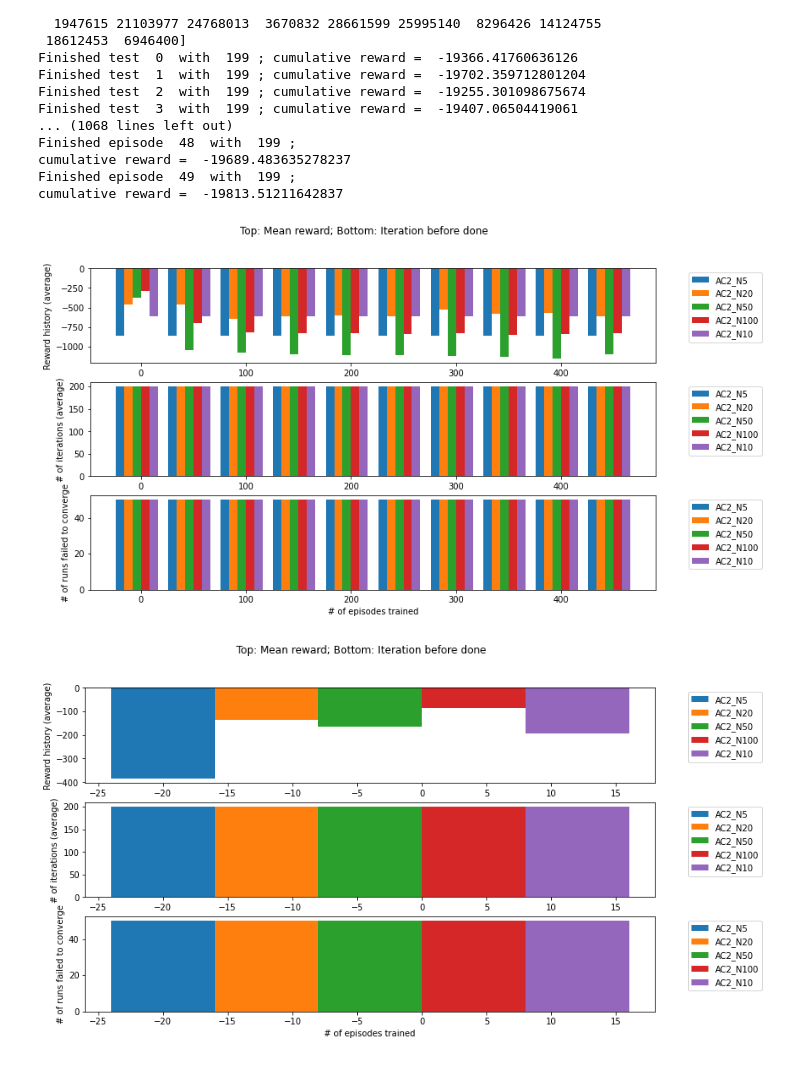
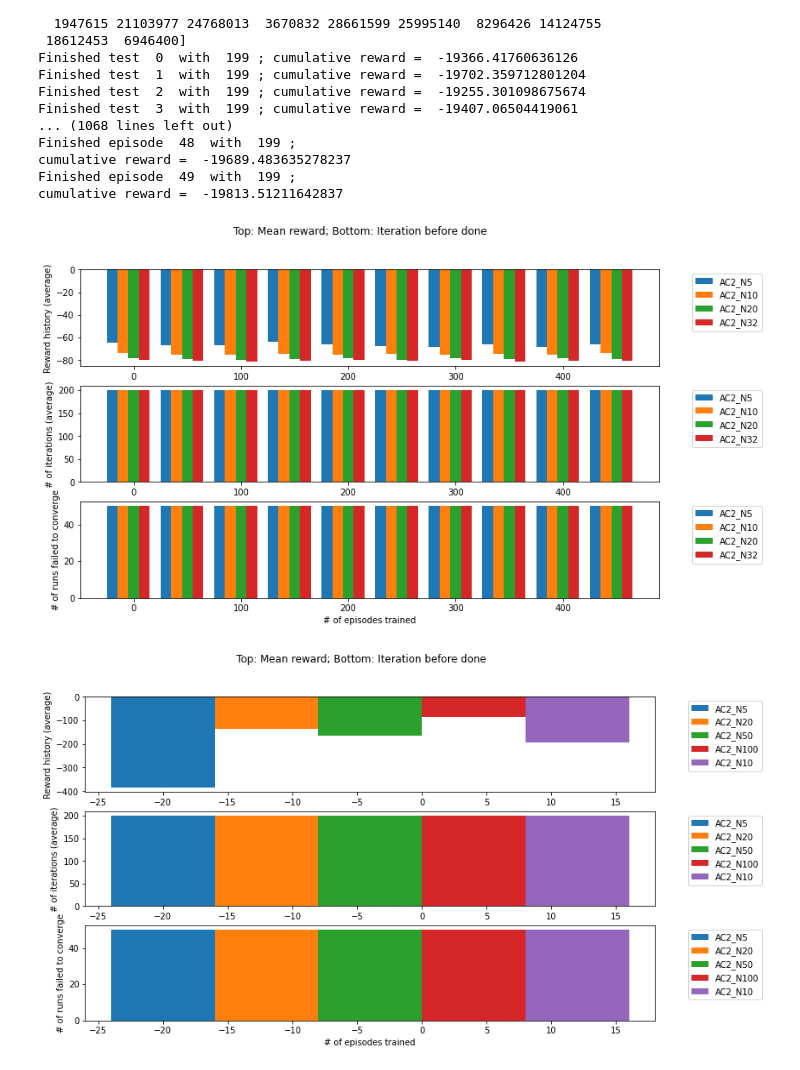
Before and after one commit to zhzhang2018/NN_MARL_experiments, a Jupyter notebook: torch_consensus_transfer.ipynb, the cells around one changed output. Cells and saved outputs as stored; diff of their text form; code cells hidden in the pictures.

```diff
--- a/torch_consensus_transfer.ipynb
+++ b/torch_consensus_transfer.ipynb
@@ -237,7 +335,14 @@ Saving model to models/RewardAgent_RA100_master_agent_discount_fail
 # %%
+reload(utils.networks)
+reload(utils.agents)
+reload(utils.train_test_methods)
+from utils.networks import *
+from utils.agents import *
+from utils.train_test_methods import *
+
 # Bulid environments with different number of agents
 env_list = []
-N_list = [5, 10, 20, 50, 64]
+N_list = [5, 10, 20, 32, 50, 64]
 for N_ in N_list:
     env_list.append(
         gym.make('ConsensusEnv:ConsensusContEnv-v0', N=N_, dt=0.1, Delta=0.05,
@@ -245,9 +350,9 @@ for N_ in N_list:
     )
 
 # Initialize agents for different number of agents and load weights
-LApath = 'models/LearnerAgent_test3_LA-uVel-oVel'
-RApath = 'models/RewardAgent_test3_RA-uVel-oVel'
-prevN = 100
+LApath = 'models/LearnerAgent_LA32_master_agent'
+RApath = 'models/RewardAgent_RA32_master_agent'
+prevN = 32
 LA_list = []
 RA_list = []
 for i,N_ in enumerate(N_list):
@@ -293,4 +380,4 @@ Finished training env with 250 agents for RA
 # %%
 for i,N_ in enumerate(N_list):
-    LA_list[i].save_model('tf_test2_N{0}_from_N100'.format(N_))
-    RA_list[i].save_model('tf_test2_N{0}_from_N100'.format(N_))
+    LA_list[i].save_model('tf_test3_N{0}_from_N32'.format(N_))
+    RA_list[i].save_model('tf_test3_N{0}_from_N32'.format(N_))
@@ -749,11 +731,14 @@ cumulative reward =  -19689.483635278237
 Finished episode  49  with  199 ;
 cumulative reward =  -19813.51211642837
 # %%
+# plot_reward_hist(AC2_hist, test_interval,
+#                  ['AC2_N{0}'.format(N_) for N_ in N_list]+['AC2_N10'],
+#                  log=False, num_iteration=num_iteration, N_list=([np.sqrt(N) for N in N_list]+[np.sqrt(10)])*2)
 plot_reward_hist(AC2_hist, test_interval,
-                 ['AC2_N{0}'.format(N_) for N_ in N_list]+['AC2_N10'],
-                 log=False, num_iteration=num_iteration, N_list=([np.sqrt(N) for N in N_list]+[np.sqrt(10)])*2)
+                 ['AC2_N{0}'.format(N_) for N_ in N_list[:4]],
+                 log=False, num_iteration=num_iteration, N_list=([N for N in N_list[:4]]))
 # %% [output]
-[figure, old version]
+[figure, new version]
 # %%
 plot_reward_hist([[l] for l in AC2_test_hist], test_interval,
                  ['AC2_N{0}'.format(N_) for N_ in N_list]+['AC2_N10'],
```
Also changed, not shown: parts of 50 cells of this notebook, 5 other files.
